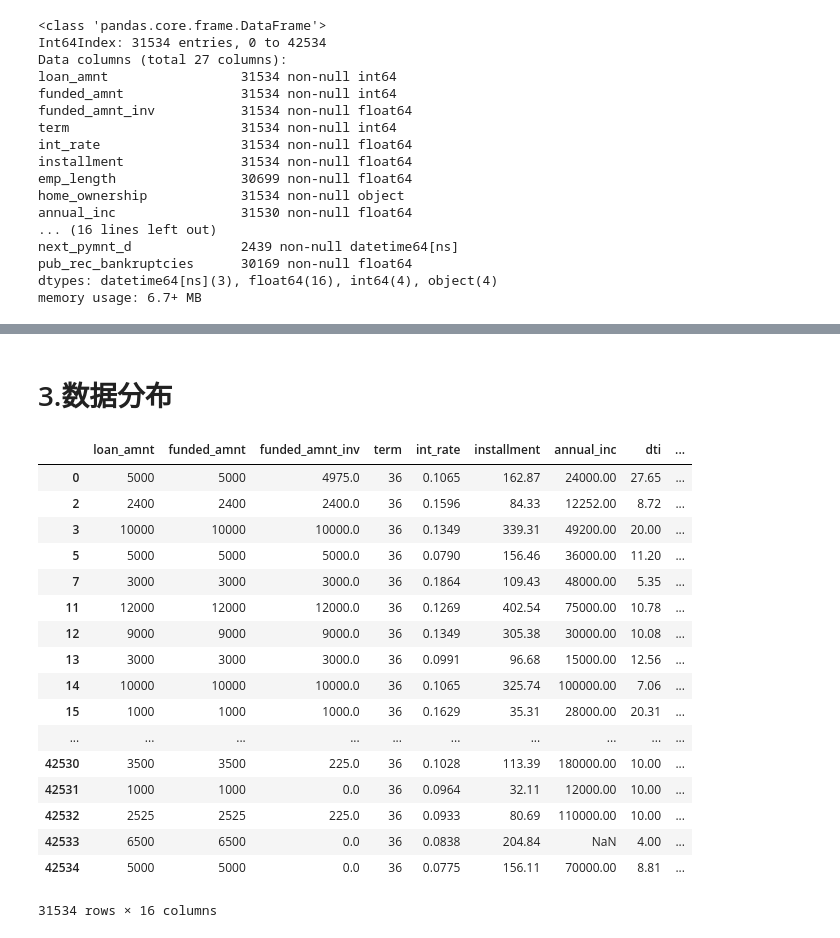
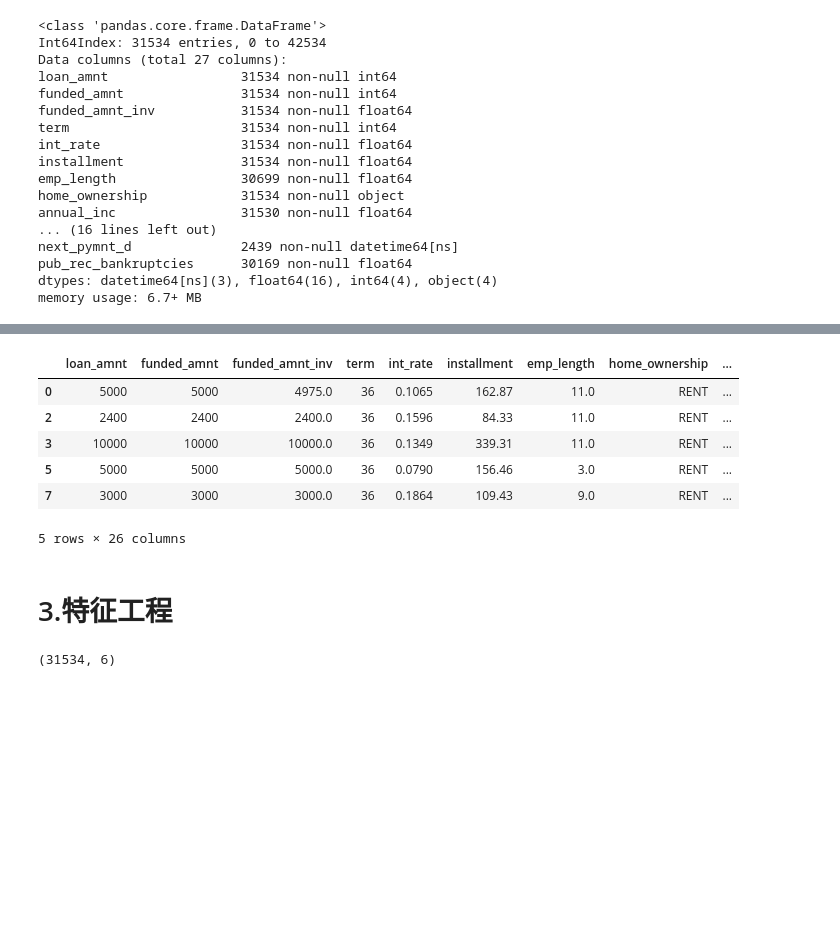
Before and after one commit to iihcy/Credit_ACard, a Jupyter notebook: ACard.ipynb, the cells around one changed output, grey strips where cells are left out. Saved outputs shown, nothing was run; the diff lists cells and outputs as text; code cells hidden in the pictures; blank space fills up the shorter version.

```diff
--- a/ACard.ipynb
+++ b/ACard.ipynb
@@ -241,3 +241,7 @@ memory usage: 6.7+ MB
 # 2.9 特征衍生：loan_amnt贷款额度，annual_inc年收入（贷款收入比）
 # df_finals[['loan_amnt','annual_inc', 'issue_d', 'earliest_cr_line', 'next_pymnt_d']]
 df_finals['pnt_loan_annual'] = df_finals.loan_amnt/df_finals.annual_inc
+
+# 2.10 去除日期字段
+df_s = df_finals.drop(time_feature, axis=1)
+df_s.shape
@@ -243,0 +272,10 @@ df_finals['pnt_loan_annual'] = df_finals.loan_amnt/df_finals.annual_inc
+# %%
+# 2.10 缺失值查看与处理
+# 离散特征
+print(df_s[char_feature].isnull().sum())
+print('==============next=============')
+
+# 连续型特征
+print(df_s[num_feature].isnull().sum())
+# 缺失值处理：-999填充
+df_s = df_s.fillna(-999)
@@ -244,2 +300,14 @@ df_finals['pnt_loan_annual'] = df_finals.loan_amnt/df_finals.annual_inc
+# %%
+# 定义y标签：贷款状态(好样本0，坏样本1)
+df_s.rename(columns={'loan_status':'y'})
+df_s.head()
+# %% [output]
+|  | loan_amnt | funded_amnt | funded_amnt_inv | term | int_rate | installment | emp_length | home_ownership | ... |
+| 0 | 5000 | 5000 | 4975.0 | 36 | 0.1065 | 162.87 | 11.0 | RENT | ... |
+| 2 | 2400 | 2400 | 2400.0 | 36 | 0.1596 | 84.33 | 11.0 | RENT | ... |
+| 3 | 10000 | 10000 | 10000.0 | 36 | 0.1349 | 339.31 | 11.0 | RENT | ... |
+| 5 | 5000 | 5000 | 5000.0 | 36 | 0.0790 | 156.46 | 3.0 | RENT | ... |
+| 7 | 3000 | 3000 | 3000.0 | 36 | 0.1864 | 109.43 | 9.0 | RENT | ... |
+5 rows × 26 columns
 # %% [markdown]
-# 3.数据分布
+# 3.特征工程
@@ -266,22 +313,0 @@ rate_feature_all = data_distributed(df_finals, char_feature)
-# %%
-# 连续型特征
-df_finals[num_feature]
-# %% [output]
-|  | loan_amnt | funded_amnt | funded_amnt_inv | term | int_rate | installment | annual_inc | dti | ... |
-| 0 | 5000 | 5000 | 4975.0 | 36 | 0.1065 | 162.87 | 24000.00 | 27.65 | ... |
-| 2 | 2400 | 2400 | 2400.0 | 36 | 0.1596 | 84.33 | 12252.00 | 8.72 | ... |
-| 3 | 10000 | 10000 | 10000.0 | 36 | 0.1349 | 339.31 | 49200.00 | 20.00 | ... |
-| 5 | 5000 | 5000 | 5000.0 | 36 | 0.0790 | 156.46 | 36000.00 | 11.20 | ... |
-| 7 | 3000 | 3000 | 3000.0 | 36 | 0.1864 | 109.43 | 48000.00 | 5.35 | ... |
-| 11 | 12000 | 12000 | 12000.0 | 36 | 0.1269 | 402.54 | 75000.00 | 10.78 | ... |
-| 12 | 9000 | 9000 | 9000.0 | 36 | 0.1349 | 305.38 | 30000.00 | 10.08 | ... |
-| 13 | 3000 | 3000 | 3000.0 | 36 | 0.0991 | 96.68 | 15000.00 | 12.56 | ... |
-| 14 | 10000 | 10000 | 10000.0 | 36 | 0.1065 | 325.74 | 100000.00 | 7.06 | ... |
-| 15 | 1000 | 1000 | 1000.0 | 36 | 0.1629 | 35.31 | 28000.00 | 20.31 | ... |
-| ... | ... | ... | ... | ... | ... | ... | ... | ... | ... |
-| 42530 | 3500 | 3500 | 225.0 | 36 | 0.1028 | 113.39 | 180000.00 | 10.00 | ... |
-| 42531 | 1000 | 1000 | 0.0 | 36 | 0.0964 | 32.11 | 12000.00 | 10.00 | ... |
-| 42532 | 2525 | 2525 | 225.0 | 36 | 0.0933 | 80.69 | 110000.00 | 10.00 | ... |
-| 42533 | 6500 | 6500 | 0.0 | 36 | 0.0838 | 204.84 | NaN | 4.00 | ... |
-| 42534 | 5000 | 5000 | 0.0 | 36 | 0.0775 | 156.11 | 70000.00 | 8.81 | ... |
-31534 rows × 16 columns
@@ -287,0 +316,6 @@ df_finals[num_feature]
+# %%
+# 3.1 离散(类别型)特征—数据准备
+char_df = pd.concat([df_s[char_feature], df_s['y']], axis=1)
+char_df.shape
+# %% [output]
+(31534, 6)
```
Also changed, not shown: parts of 6 cells of this notebook.
